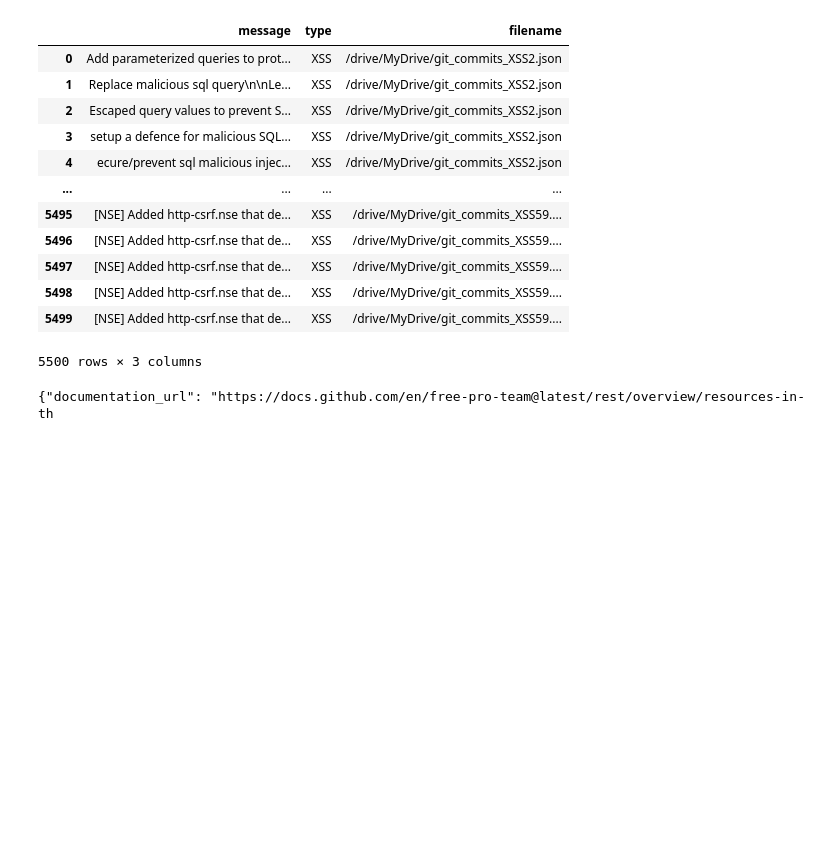
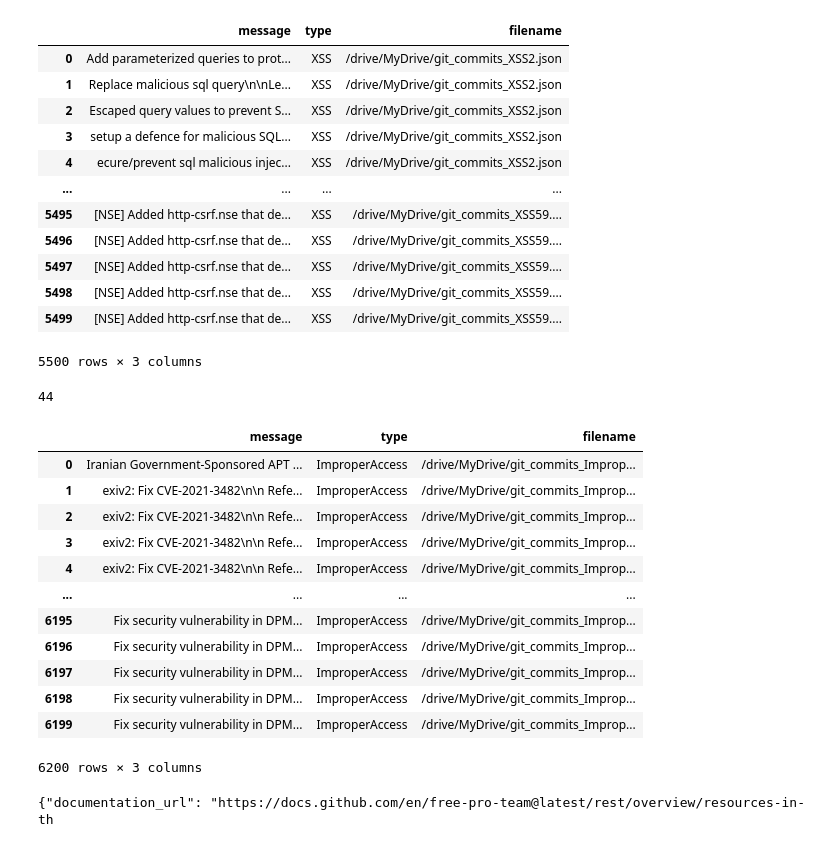
Before and after one commit to tanvi-ap/DEVINSC, a Jupyter notebook: devinsc_V1.ipynb, the cells around one changed output. Saved outputs shown, nothing was run; the diff lists cells and outputs as text; code cells hidden in the pictures; blank space fills up the shorter version.

```diff
--- a/devinsc_V1.ipynb
+++ b/devinsc_V1.ipynb
@@ -230,26 +230,60 @@ data_frame_xss
 | 5498 | [NSE] Added http-csrf.nse that de... | XSS | /drive/MyDrive/git_commits_XSS59.... |
 | 5499 | [NSE] Added http-csrf.nse that de... | XSS | /drive/MyDrive/git_commits_XSS59.... |
 5500 rows × 3 columns
+# %%
+countsqli
+# %% [output]
+44
+# %%
+#extracting messages for sql
+
+sql_msg=list()
+filename_sql = list()
+
+for i in range(2,countsqli+2):
+  with open('/drive/MyDrive/git_commits_SQL'+str(i)+'.json')as inputfile:
+    data = json.load(inputfile)
+    for j in range(0,len(data["items"])):
+      filename_sql.append( '/drive/MyDrive/git_commits_SQL'+str(i)+'.json')
+      sql_msg.append(data["items"][j]["commit"]["message"])
+
+final_data_sql= {'message':sql_msg,'type':'SQLI','filename':filename_sql}
+data_frame_sql = pd.DataFrame(final_data_sql)
 # %%
-#extracting messages for sql
+#extracting messages for improper access
 
-xss_msg=list()
-filename_xss = list()
+ia_msg=list()
+filename_ia = list()
 
-for i in range(2,countxss+2):
-  with open('/drive/MyDrive/git_commits_XSS'+str(i)+'.json')as inputfile:
+for i in range(2,countimproperaccess+2):
+  with open('/drive/MyDrive/git_commits_Improperaccess'+str(i)+'.json')as inputfile:
     data = json.load(inputfile)
-    if i==5 or i==46 or i==49: #file numbers without any data because of limit exceeded error
+    if i==40:  #file numbers to ignore
       continue
     else:
-     # print(i, len(data["items"]))
-     for j in range(0,len(data["items"])):
-       filename_xss.append( '/drive/MyDrive/git_commits_XSS'+str(i)+'.json')
-       xss_msg.append(data["items"][j]["commit"]["message"])
-#print(type(data))
+      #print(i, len(data["items"]))
+      for j in range(0,len(data["items"])):
+        filename_ia.append( '/drive/MyDrive/git_commits_Improperaccess'+str(i)+'.json')
+        ia_msg.append(data["items"][j]["commit"]["message"])
 
-final_data_xss= {'message':xss_msg,'type':'XSS','filename':filename_xss}
-data_frame_xss = pd.DataFrame(final_data_xss)
+final_data_ia= {'message':ia_msg,'type':'ImproperAccess','filename':filename_ia}
+data_frame_ia = pd.DataFrame(final_data_ia)
+# %%
+data_frame_ia
+# %% [output]
+|  | message | type | filename |
+| 0 | Iranian Government-Sponsored APT ... | ImproperAccess | /drive/MyDrive/git_commits_Improp... |
+| 1 | exiv2: Fix CVE-2021-3482\n\n Refe... | ImproperAccess | /drive/MyDrive/git_commits_Improp... |
+| 2 | exiv2: Fix CVE-2021-3482\n\n Refe... | ImproperAccess | /drive/MyDrive/git_commits_Improp... |
+| 3 | exiv2: Fix CVE-2021-3482\n\n Refe... | ImproperAccess | /drive/MyDrive/git_commits_Improp... |
+| 4 | exiv2: Fix CVE-2021-3482\n\n Refe... | ImproperAccess | /drive/MyDrive/git_commits_Improp... |
+| ... | ... | ... | ... |
+| 6195 | Fix security vulnerability in DPM... | ImproperAccess | /drive/MyDrive/git_commits_Improp... |
+| 6196 | Fix security vulnerability in DPM... | ImproperAccess | /drive/MyDrive/git_commits_Improp... |
+| 6197 | Fix security vulnerability in DPM... | ImproperAccess | /drive/MyDrive/git_commits_Improp... |
+| 6198 | Fix security vulnerability in DPM... | ImproperAccess | /drive/MyDrive/git_commits_Improp... |
+| 6199 | Fix security vulnerability in DPM... | ImproperAccess | /drive/MyDrive/git_commits_Improp... |
+6200 rows × 3 columns
 # %%
 from transformers import AutoTokenizer, AutoModelForSequenceClassification
 import torch
```
